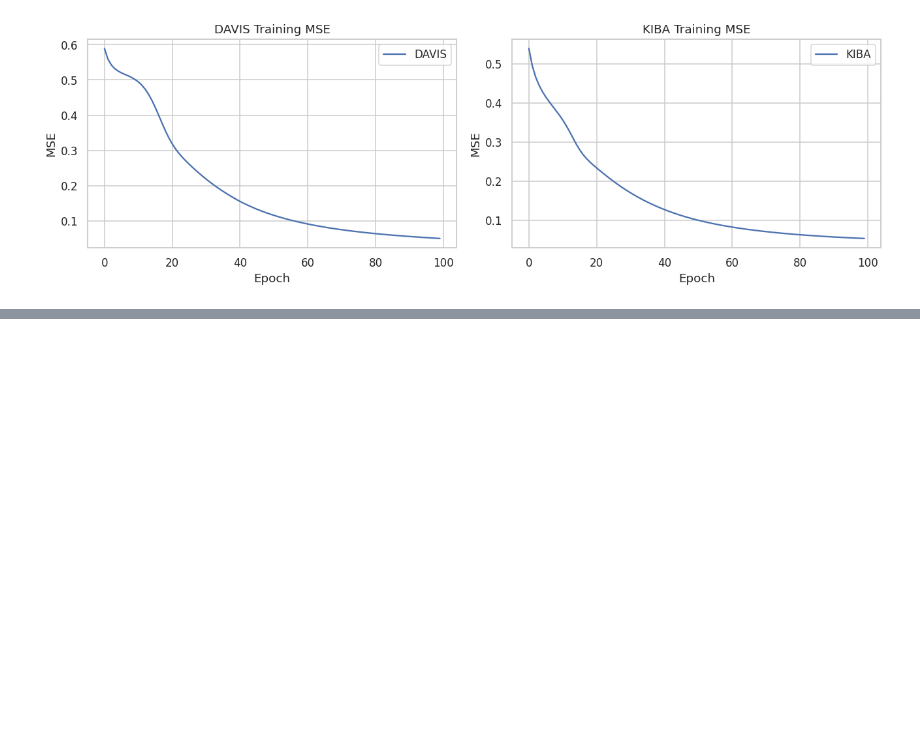
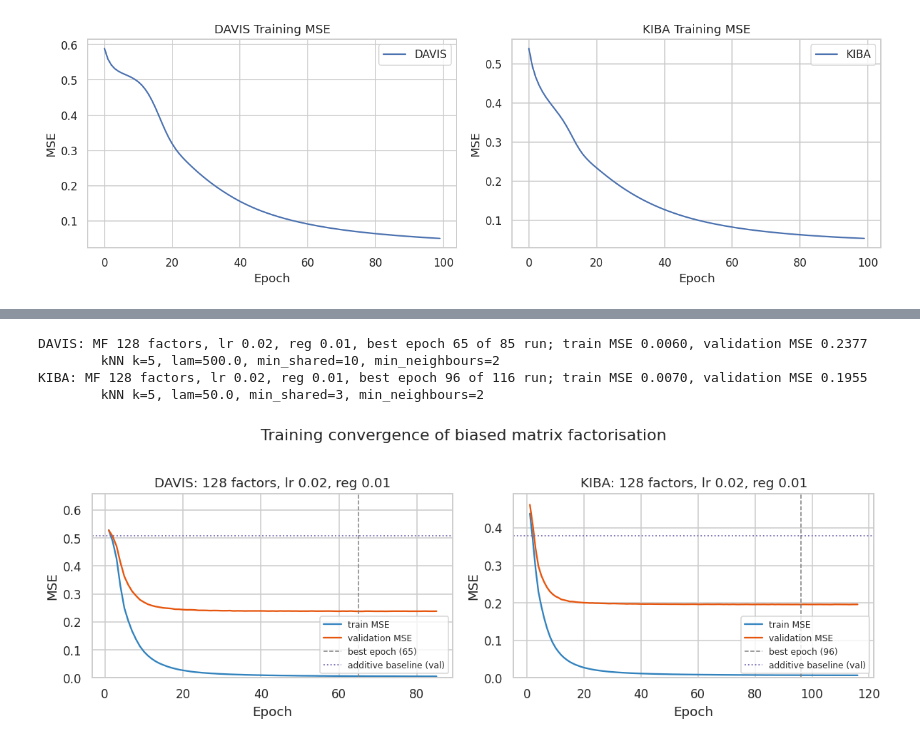
Before and after one commit to sunthoshhh/data-mining-graph-community-detection, a Jupyter notebook: task2.2/task2_2.ipynb, the cells around one changed output, grey strips where cells are left out. Drawn from its saved outputs; the diff is of its cells as text; code cells hidden in the pictures; blank space fills up the shorter version.

```diff
--- a/task2.2/task2_2.ipynb
+++ b/task2.2/task2_2.ipynb
@@ -1829,0 +2295,19 @@ plt.show()
+# %%
+KNN_GRID = {"k": [1, 2, 3, 5, 10, 20, 40], "lam": [10, 50, 100, 200, 500], "min_shared": [3, 10], "min_neighbours": [1, 2, 3]}
+KNN_TUNING = {}
+for name in ["DAVIS", "KIBA"]:
+    path = f"results/{name.lower()}_knn_tuning_v2.csv"
+    if os.path.exists(path) and not FORCE_RETUNE:
+        KNN_TUNING[name] = pd.read_csv(path); print(f"{name}: loaded {path}"); continue
+    s = SPLITS[name]; rows = []; t0 = time.time()
+    for lam, ms in itertools.product(KNN_GRID["lam"], KNN_GRID["min_shared"]):
+        m = LigandKNN(1, lam, ms, 1).fit(s["train"])
+        for k, mn in itertools.product(KNN_GRID["k"], KNN_GRID["min_neighbours"]):
+            if mn > k: continue
+            m.k, m.min_neighbours = k, mn
+            p, nn, fb, _ = m.predict(s["val"].ligand_id, s["val"].target_id, True)
+            rows.append({"k": k, "lam": lam, "min_shared": ms, "min_neighbours": mn, "val_MSE": mse(s["val"].score, p), "fallback_rate": fb.mean()})
+    KNN_TUNING[name] = pd.DataFrame(rows).sort_values("val_MSE").reset_index(drop=True)
+    KNN_TUNING[name].to_csv(path, index=False); print(f"{name}: {len(rows)} kNN configurations in {time.time() - t0:.0f}s")
+for name, t in KNN_TUNING.items():
+    print(f"\n{name}: best kNN configurations (validation)"); display(t.head(4).round(4))
@@ -1829,0 +2334,30 @@ plt.show()
+# %%
+FINAL = {}
+for name in ["DAVIS", "KIBA"]:
+    s, b = SPLITS[name], MF_TUNING[name].iloc[0]
+    mf = BiasedMatrixFactorization(int(b.n_factors), float(b.learning_rate), float(b.reg), epochs=MAX_EPOCHS, seed=SEED).fit(s["train"], s["val"], patience=PATIENCE)
+    assert abs(mf.best_val_mse - b.val_MSE) < 1e-4, "refit does not reproduce the tuning run"
+    kb = KNN_TUNING[name].iloc[0]
+    knn = LigandKNN(int(kb.k), float(kb.lam), int(kb.min_shared), int(kb.min_neighbours)).fit(s["train"])
+    FINAL[name] = dict(mf=mf, knn=knn, base=Baselines(s["train"]))
+    print(f"{name}: MF {mf.n_factors} factors, lr {mf.lr}, reg {mf.reg}, best epoch {mf.best_epoch} of {len(mf.val_history)} run; "
+          f"train MSE {mf.train_history[mf.best_epoch - 1]:.4f}, validation MSE {mf.best_val_mse:.4f}")
+    print(f"        kNN k={knn.k}, lam={knn.lam}, min_shared={knn.min_shared}, min_neighbours={knn.min_neighbours}")
+
+fig, axes = plt.subplots(1, 2, figsize=(11, 3.8))
+for ax, name in zip(axes, ["DAVIS", "KIBA"]):
+    mf = FINAL[name]["mf"]; ep = np.arange(1, len(mf.val_history) + 1)
+    ax.plot(ep, mf.train_history, label="train MSE", color="#3182bd"); ax.plot(ep, mf.val_history, label="validation MSE", color="#e6550d")
+    ax.axvline(mf.best_epoch, color="grey", ls="--", lw=1, label=f"best epoch ({mf.best_epoch})")
+    add_val = mse(SPLITS[name]["val"].score, FINAL[name]["base"].predict(SPLITS[name]["val"])["Additive baseline"])
+    ax.axhline(add_val, color="#756bb1", ls=":", lw=1.2, label="additive baseline (val)")
+    ax.set(xlabel="Epoch", ylabel="MSE", title=f"{name}: {mf.n_factors} factors, lr {mf.lr}, reg {mf.reg}", ylim=(0, min(1.0, add_val * 1.3)))
+    ax.legend(fontsize=8)
+fig.suptitle("Training convergence of biased matrix factorisation", y=1.02)
+fig.tight_layout(); fig.savefig("figures/cf_training_convergence.png"); plt.show()
+# %% [output]
+DAVIS: MF 128 factors, lr 0.02, reg 0.01, best epoch 65 of 85 run; train MSE 0.0060, validation MSE 0.2377
+        kNN k=5, lam=500.0, min_shared=10, min_neighbours=2
+KIBA: MF 128 factors, lr 0.02, reg 0.01, best epoch 96 of 116 run; train MSE 0.0070, validation MSE 0.1955
+        kNN k=5, lam=50.0, min_shared=3, min_neighbours=2
+[figure, added]
```
Also changed, not shown: parts of 47 cells of this notebook.
